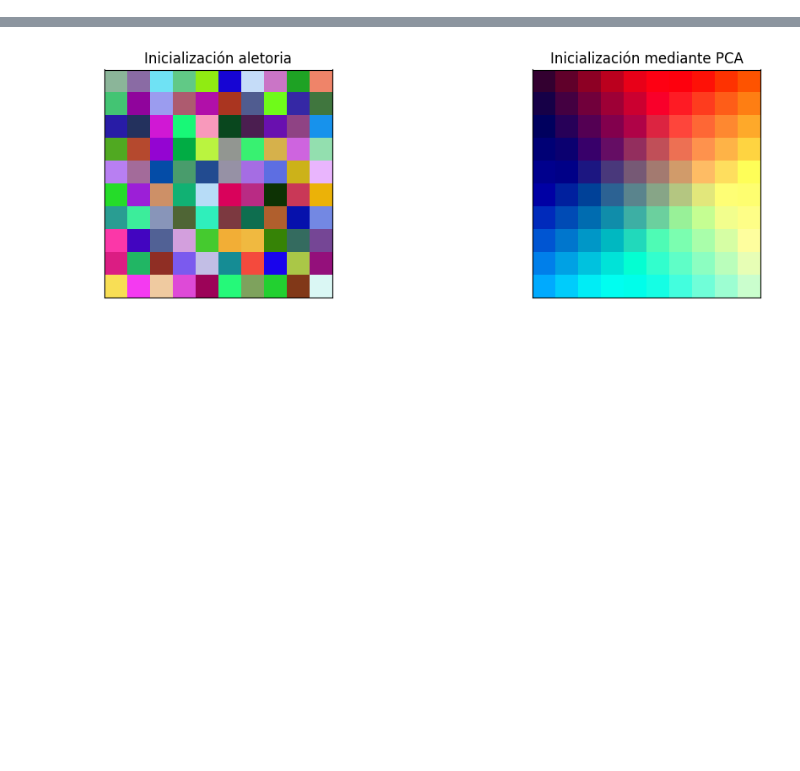
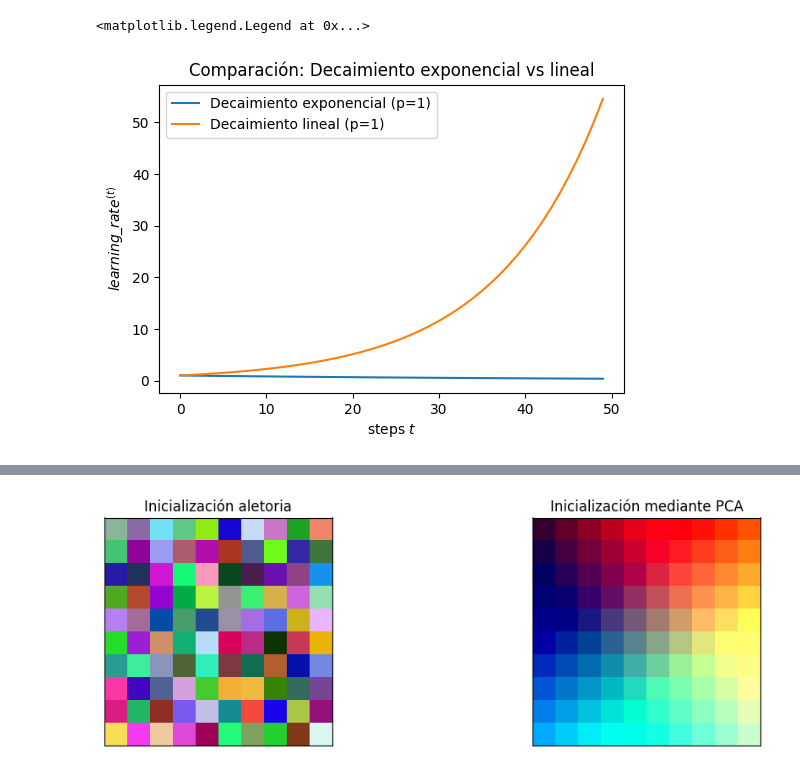
Before and after one commit to JaumeSanCol/TFG, a Jupyter notebook: notebooks/base.ipynb, the cells around one changed output, grey strips where cells are left out. Drawn from its saved outputs; the diff is of its cells as text; code cells hidden in the pictures; blank space fills up the shorter version.

```diff
--- a/notebooks/base.ipynb
+++ b/notebooks/base.ipynb
@@ -3,0 +39,25 @@ import matplotlib.pyplot as plt
+# %%
+
+# Parámetros
+steps = np.arange(0, 50)
+max_iter = steps[-1]  # 4999
+
+# Decaimiento exponencial (p = 1)
+p = 1.0
+exp_lr = p * np.exp(-steps / max_iter)
+y=-4
+# Decaimiento lineal hasta cero
+linear_lr = p * np.exp(-step *(y/max_iter))
+linear_lr = np.clip(linear_lr, a_min=0, a_max=None)
+
+# Graficar ambos
+plt.figure(figsize=(6, 4))
+plt.plot(steps, exp_lr, label='Decaimiento exponencial (p=1)')
+plt.plot(steps, linear_lr, label='Decaimiento lineal (p=1)')
+plt.title('Comparación: Decaimiento exponencial vs lineal')
+plt.xlabel('steps $t$')
+plt.ylabel('$learning\\_rate^{(t)}$')
+plt.legend()
+# %% [output]
+<matplotlib.legend.Legend at 0x...>
+[figure, added]
```
Also changed, not shown: parts of 6 cells of this notebook, 7 other files.
